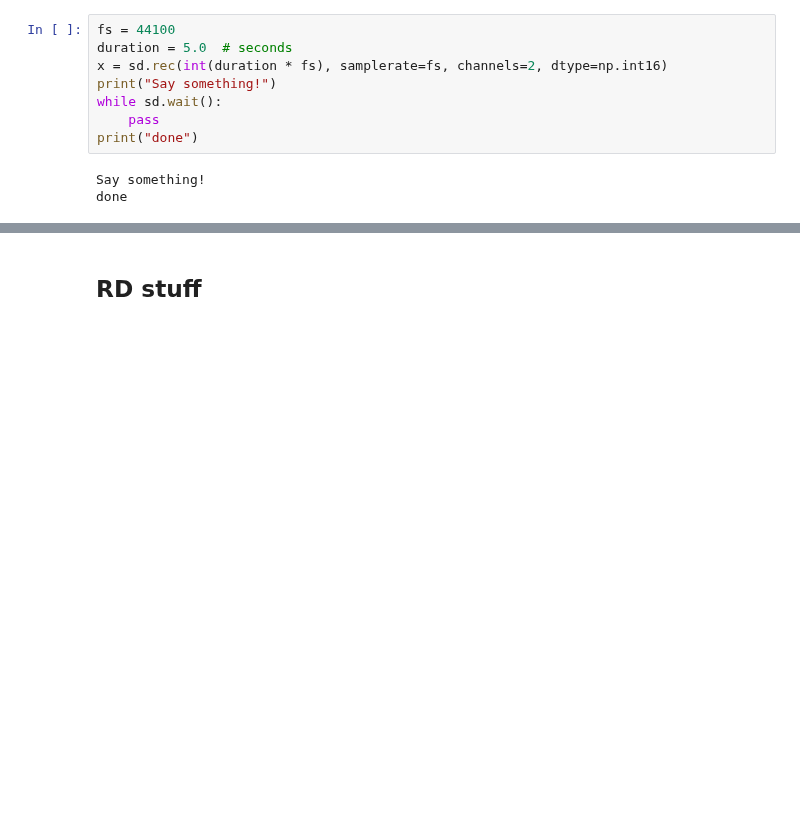
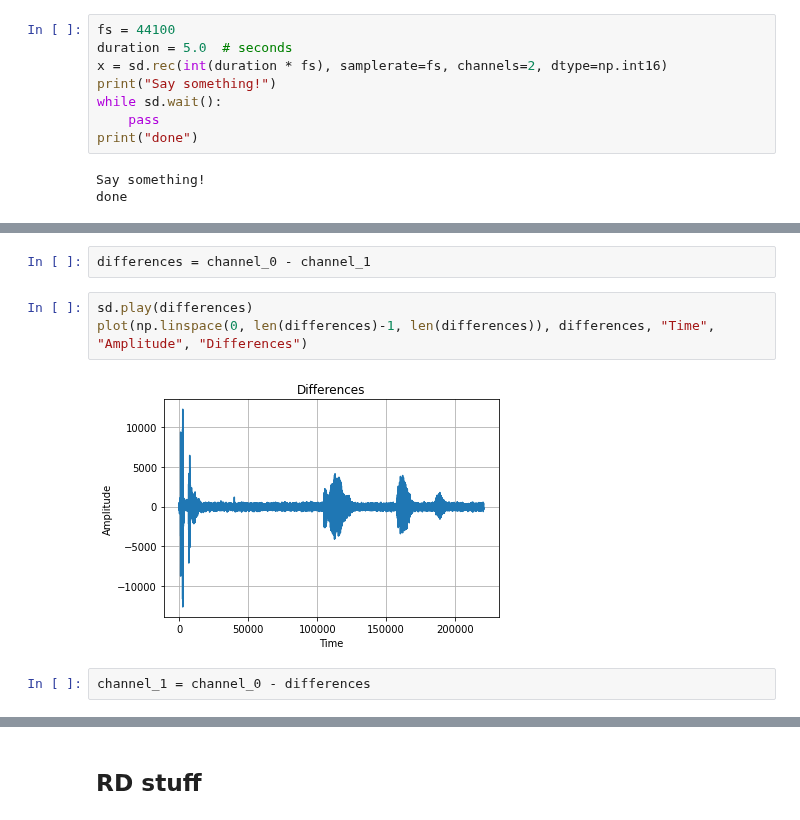
Before and after one commit to Tecnologias-multimedia/InterCom, a Jupyter notebook: docs/stereo_transforms_RD.ipynb, the cells around one changed output, grey strips where cells are left out. Cells and saved outputs as stored; diff of their text form; blank space fills up the shorter version.

```diff
--- a/docs/stereo_transforms_RD.ipynb
+++ b/docs/stereo_transforms_RD.ipynb
@@ -45,3 +51,12 @@ plot(np.linspace(0, len(channel_0)-1, len(channel_0)), channel_0, "Time", "Ampli
+# %%
+differences = channel_0 - channel_1
+# %%
+sd.play(differences)
+plot(np.linspace(0, len(differences)-1, len(differences)), differences, "Time", "Amplitude", "Differences")
+# %% [output]
+[figure, added]
+# %%
+channel_1 = channel_0 - differences
 # %%
 channel_1 = x[:, 1]
 sd.play(channel_1)
```
Also changed, not shown: parts of 4 cells of this notebook, 1 other file.
